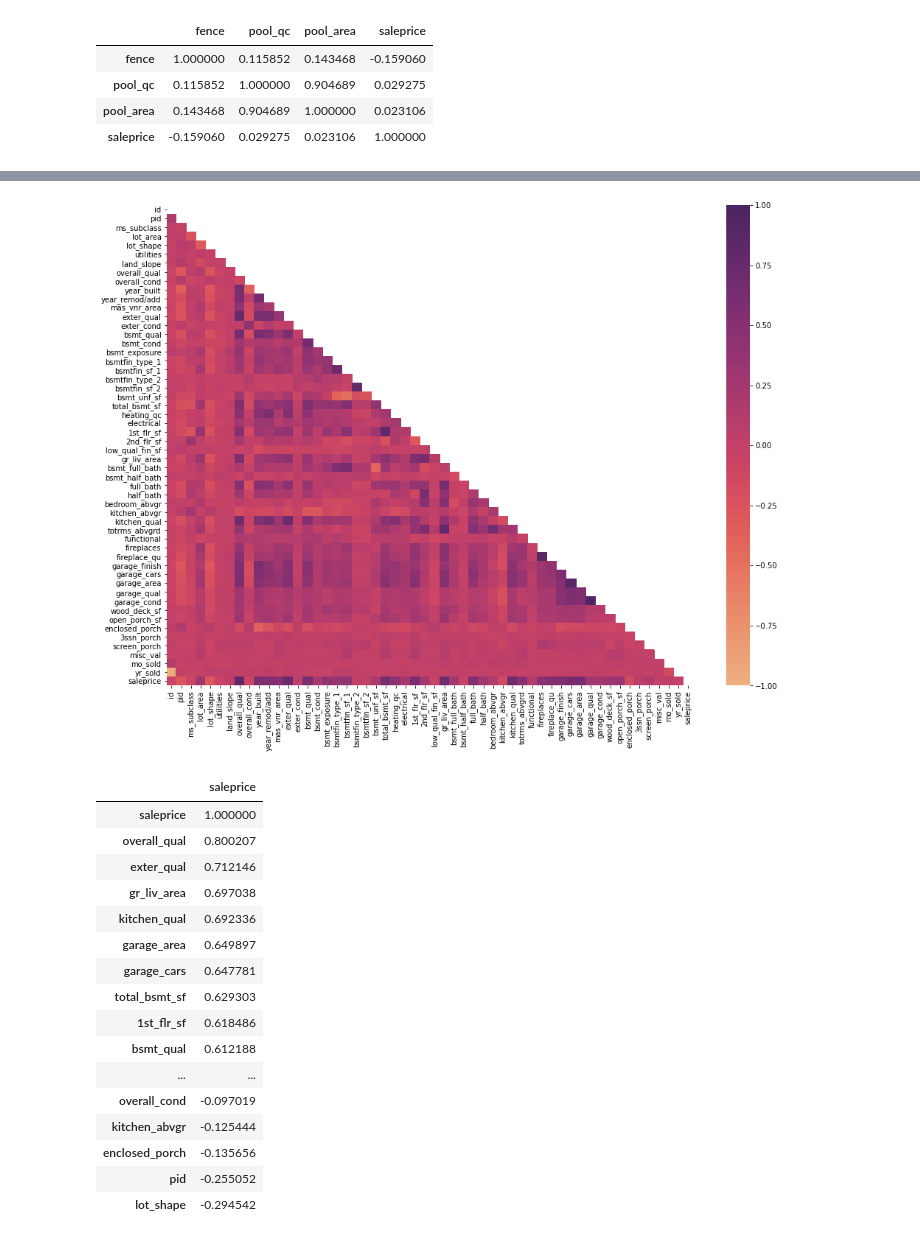
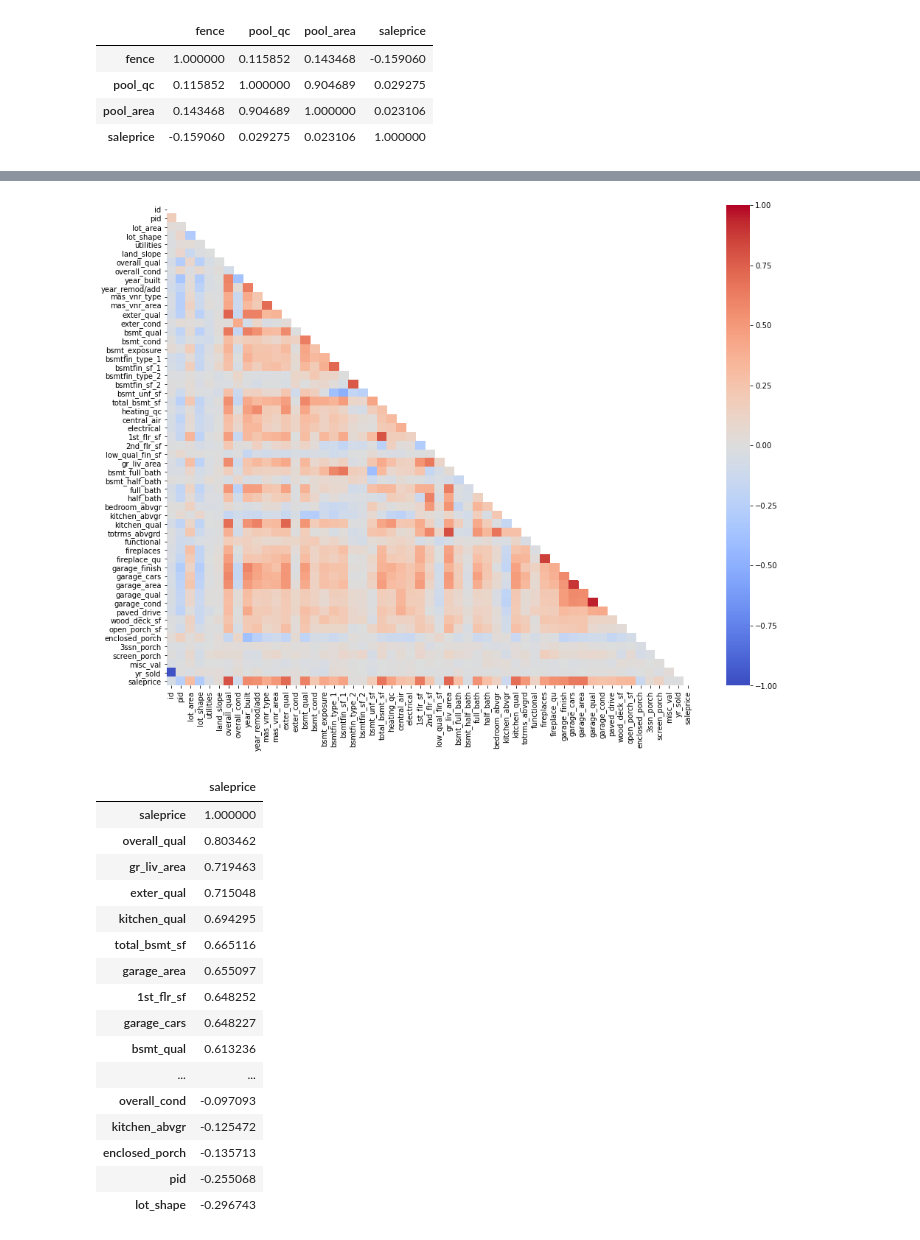
Before and after one commit to welcometohelen/firstkaggle_ames_housing, a Jupyter notebook: Project_2_firstmodel.ipynb, the cells around one changed output, grey strips where cells are left out. Saved outputs shown, nothing was run; the diff lists cells and outputs as text; code cells hidden in the pictures.

```diff
--- a/Project_2_firstmodel.ipynb
+++ b/Project_2_firstmodel.ipynb
@@ -269,0 +302,2 @@ Now that the nulls are clean, let's look at correlation.  First I will pull out
+# %%
+ames=ames[ames['gr_liv_area']<4000]
@@ -269,0 +309,5 @@ Now that the nulls are clean, let's look at correlation.  First I will pull out
+# %%
+ames['central_air'] = ames['central_air'].map({'Y':1, 'N':0})
+ames['paved_drive'] = ames['paved_drive'].map({'Y':1, 'P':1, 'N':0})
+ames['mas_vnr_type'] = ames['mas_vnr_type'].map({'BrkFace':1, 'Stone':1, 'BrkCmn':1,
+                                                'CBlock':1, 'None':0})
@@ -270,28 +317,28 @@ Now that the nulls are clean, let's look at correlation.  First I will pull out
 # %%
 plt.figure(figsize=(16,12))
 mask=np.zeros_like(ames.corr())
 mask[np.triu_indices_from(mask)] = True
-sns.heatmap(ames.corr(),cmap='flare', annot=False,mask=mask, vmin=-1, vmax=1);
+sns.heatmap(ames.corr(),cmap='coolwarm', annot=False,mask=mask, vmin=-1, vmax=1);
 # %% [output]
-[figure, old version]
+[figure, new version]
 # %%
 salecorr= ames.corr()[['saleprice']].sort_values('saleprice',ascending=False)
 salecorr
 # %% [output]
 |  | saleprice |
 | saleprice | 1.000000 |
-| overall_qual | 0.800207 |
-| exter_qual | 0.712146 |
-| gr_liv_area | 0.697038 |
-| kitchen_qual | 0.692336 |
-| garage_area | 0.649897 |
-| garage_cars | 0.647781 |
-| total_bsmt_sf | 0.629303 |
-| 1st_flr_sf | 0.618486 |
-| bsmt_qual | 0.612188 |
+| overall_qual | 0.803462 |
+| gr_liv_area | 0.719463 |
+| exter_qual | 0.715048 |
+| kitchen_qual | 0.694295 |
+| total_bsmt_sf | 0.665116 |
+| garage_area | 0.655097 |
+| 1st_flr_sf | 0.648252 |
+| garage_cars | 0.648227 |
+| bsmt_qual | 0.613236 |
 | ... | ... |
-| overall_cond | -0.097019 |
-| kitchen_abvgr | -0.125444 |
-| enclosed_porch | -0.135656 |
-| pid | -0.255052 |
-| lot_shape | -0.294542 |
+| overall_cond | -0.097093 |
+| kitchen_abvgr | -0.125472 |
+| enclosed_porch | -0.135713 |
+| pid | -0.255068 |
+| lot_shape | -0.296743 |
```
Also changed, not shown: parts of 24 cells of this notebook.
